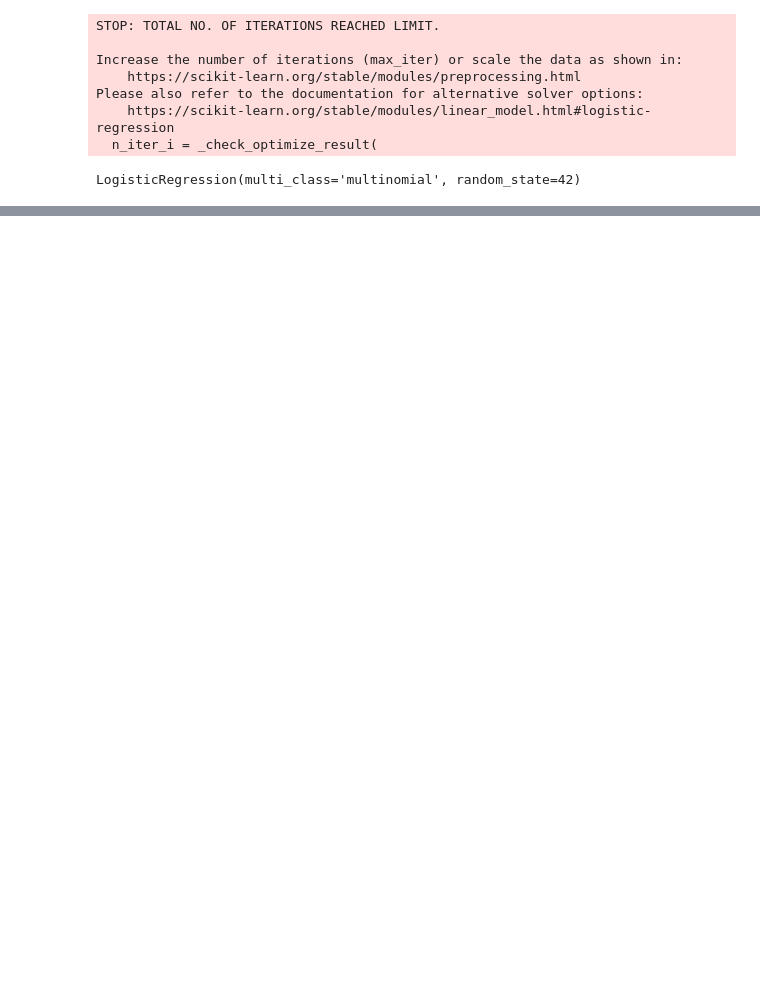
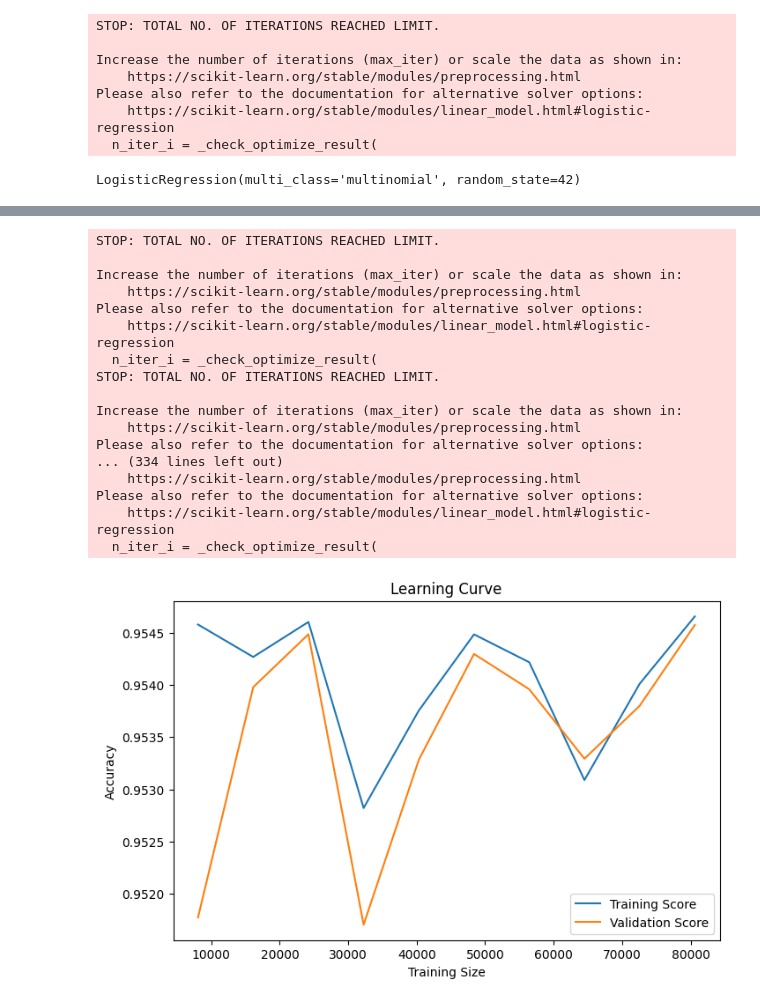
Before and after one commit to Swaraj07082/TrafficWarden, a Jupyter notebook: main3.ipynb, the cells around one changed output, grey strips where cells are left out. Drawn from its saved outputs; the diff is of its cells as text; code cells hidden in the pictures; blank space fills up the shorter version.

```diff
--- a/main3.ipynb
+++ b/main3.ipynb
@@ -116,7 +181,8 @@ high_corr_cols = ['num_root' , 'srv_serror_rate' , 'srv_rerror_rate' , 'dst_host
 # %%
 from sklearn.ensemble import RandomForestClassifier
 
-rf = RandomForestClassifier(n_estimators = 50 , max_depth=10 , min_samples_split= 5  , random_state=42)
+rf = RandomForestClassifier(n_estimators = 100 , max_depth=30 , min_samples_split= 2  , min_samples_leaf=1 , max_features='log2' ,  random_state=42)
+# {'max_depth': 30, 'max_features': 'log2', 'min_samples_leaf': 1, 'min_samples_split': 2, 'n_estimators': 100}
 # %%
 rf.fit(x_train , y_train)
 # %% [output]
@@ -207,0 +310,36 @@ Train Accuracy: 0.8517
+# %%
+from sklearn.model_selection import learning_curve
+import matplotlib.pyplot as plt
+import numpy as np
+
+train_sizes, train_scores, test_scores = learning_curve(
+    lr , x_train, y_train, cv=5, scoring="accuracy", train_sizes=np.linspace(0.1, 1.0, 10)
+)
+
+plt.figure(figsize=(8, 5))
+plt.plot(train_sizes, train_scores.mean(axis=1), label="Training Score")
+plt.plot(train_sizes, test_scores.mean(axis=1), label="Validation Score")
+plt.xlabel("Training Size")
+plt.ylabel("Accuracy")
+plt.title("Learning Curve")
+plt.legend()
+plt.show()
+# %% [output]
+STOP: TOTAL NO. OF ITERATIONS REACHED LIMIT.
+
+Increase the number of iterations (max_iter) or scale the data as shown in:
+    https://scikit-learn.org/stable/modules/preprocessing.html
+Please also refer to the documentation for alternative solver options:
+    https://scikit-learn.org/stable/modules/linear_model.html#logistic-regression
+  n_iter_i = _check_optimize_result(
+STOP: TOTAL NO. OF ITERATIONS REACHED LIMIT.
+
+Increase the number of iterations (max_iter) or scale the data as shown in:
+    https://scikit-learn.org/stable/modules/preprocessing.html
+Please also refer to the documentation for alternative solver options:
+... (334 lines left out)
+    https://scikit-learn.org/stable/modules/preprocessing.html
+Please also refer to the documentation for alternative solver options:
+    https://scikit-learn.org/stable/modules/linear_model.html#logistic-regression
+  n_iter_i = _check_optimize_result(
+[figure, added]
```
Also changed, not shown: parts of 18 cells of this notebook, 6 other files.
